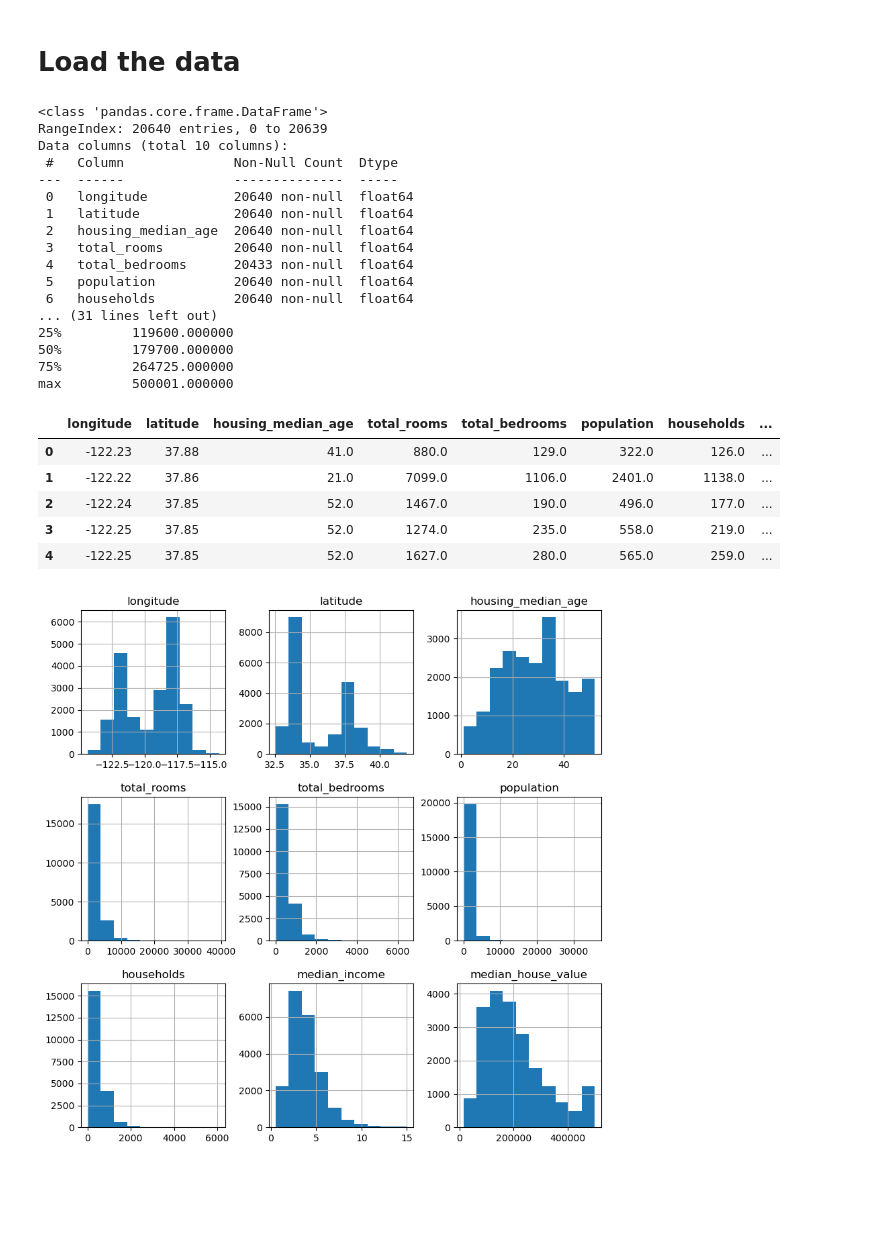
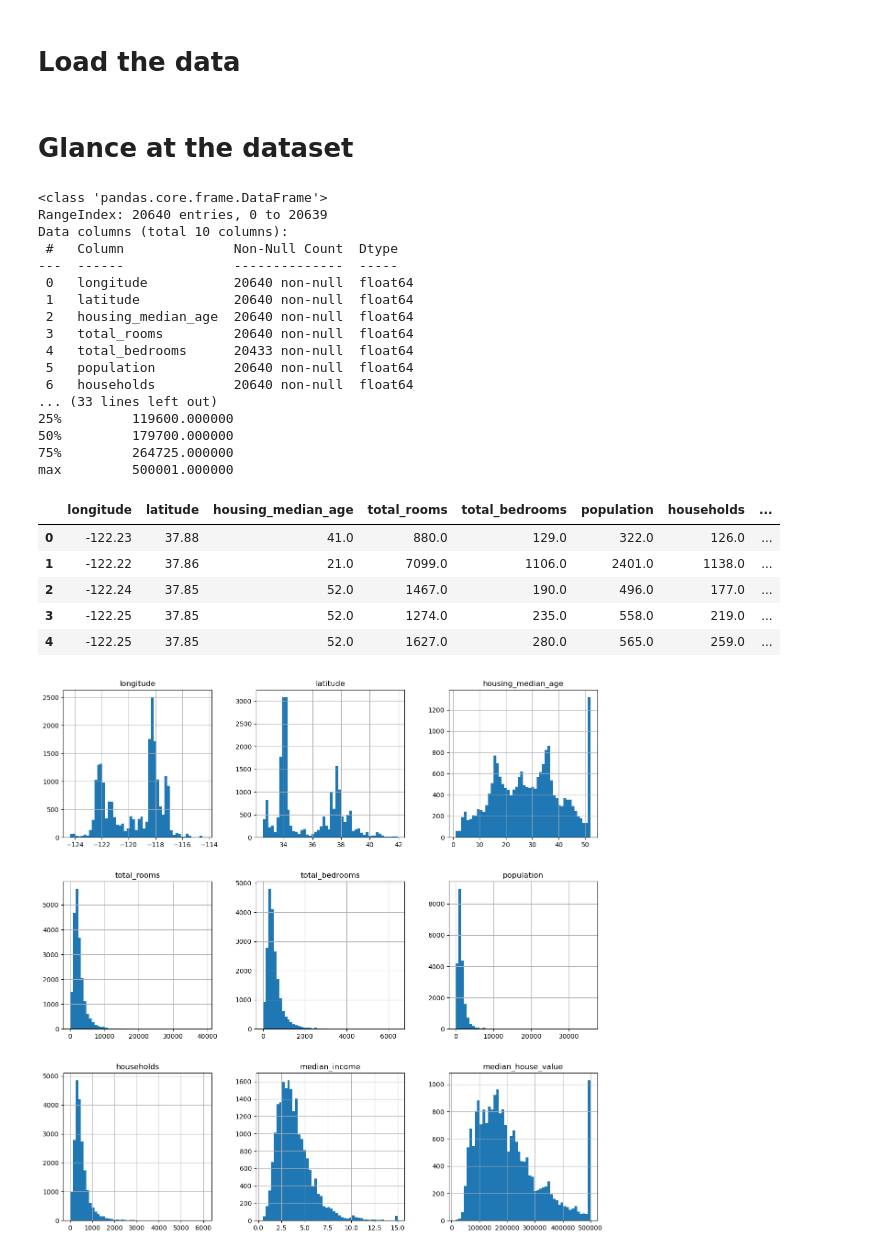
Before and after one commit to m-mhe/ML, a Jupyter notebook: housing_price_prediction/part_one.ipynb, the cells around one changed output. Drawn from its saved outputs; the diff is of its cells as text; code cells hidden in the pictures; blank space fills up the shorter version.

```diff
--- a/housing_price_prediction/part_one.ipynb
+++ b/housing_price_prediction/part_one.ipynb
@@ -17,34 +17,37 @@ def load_dataset():
         with tf.open(required_file) as housing_dataset:
             housing_dataset.extractall(path="datasets")
     return pd.read_csv(Path("datasets/housing/housing.csv"))
+# %% [markdown]
+# Glance at the dataset
 # %%
 housing_dataset = load_dataset()
-print(housing_dataset.info())
-print(housing_dataset.describe())
-housing_dataset.hist(figsize=(10, 10)),
+print(f"INFO: \n{housing_dataset.info()}")
+print(f"DESCRIBE: \n{housing_dataset.describe()}")
+housing_dataset.hist(bins = 50, figsize=(15, 15)),
+plt.savefig("overview.png")
 housing_dataset.head()
 # %% [output]
 <class 'pandas.core.frame.DataFrame'>
 RangeIndex: 20640 entries, 0 to 20639
 Data columns (total 10 columns):
  #   Column              Non-Null Count  Dtype
 ---  ------              --------------  -----
  0   longitude           20640 non-null  float64
  1   latitude            20640 non-null  float64
  2   housing_median_age  20640 non-null  float64
  3   total_rooms         20640 non-null  float64
  4   total_bedrooms      20433 non-null  float64
  5   population          20640 non-null  float64
  6   households          20640 non-null  float64
-... (31 lines left out)
+... (33 lines left out)
 25%         119600.000000
 50%         179700.000000
 75%         264725.000000
 max         500001.000000
 |  | longitude | latitude | housing_median_age | total_rooms | total_bedrooms | population | households | ... |
 | 0 | -122.23 | 37.88 | 41.0 | 880.0 | 129.0 | 322.0 | 126.0 | ... |
 | 1 | -122.22 | 37.86 | 21.0 | 7099.0 | 1106.0 | 2401.0 | 1138.0 | ... |
 | 2 | -122.24 | 37.85 | 52.0 | 1467.0 | 190.0 | 496.0 | 177.0 | ... |
 | 3 | -122.25 | 37.85 | 52.0 | 1274.0 | 235.0 | 558.0 | 219.0 | ... |
 | 4 | -122.25 | 37.85 | 52.0 | 1627.0 | 280.0 | 565.0 | 259.0 | ... |
-[figure, old version]
+[figure, new version]
```
Also changed, not shown: parts of 9 cells of this notebook, 1 other file.
